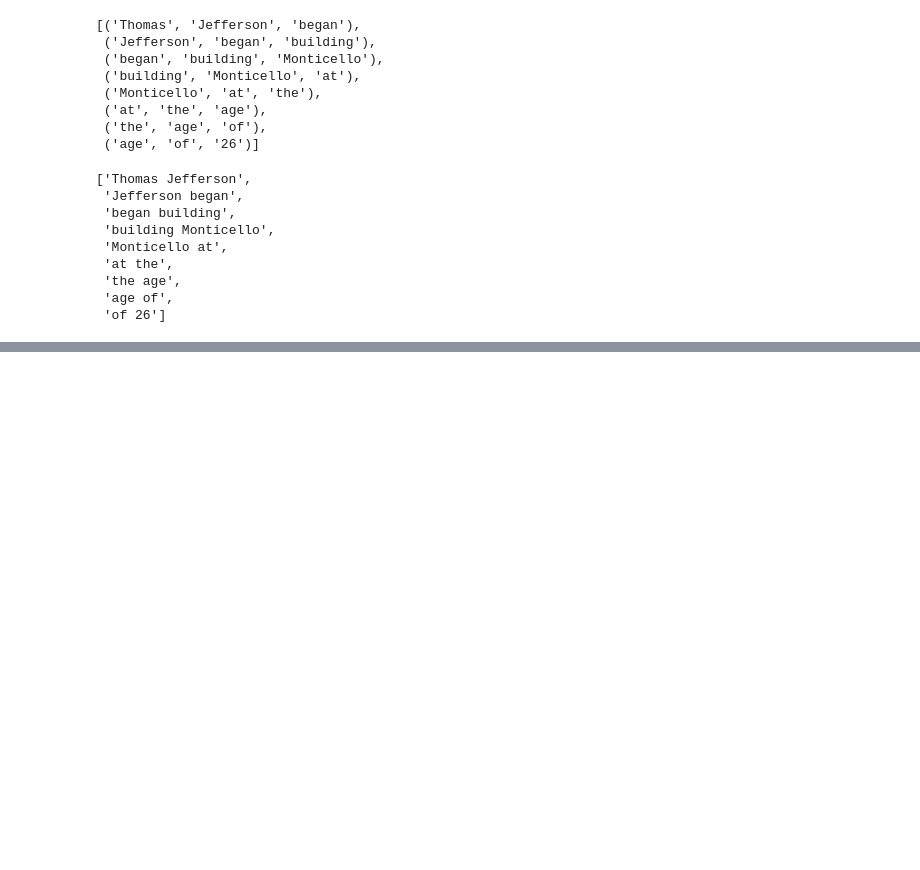
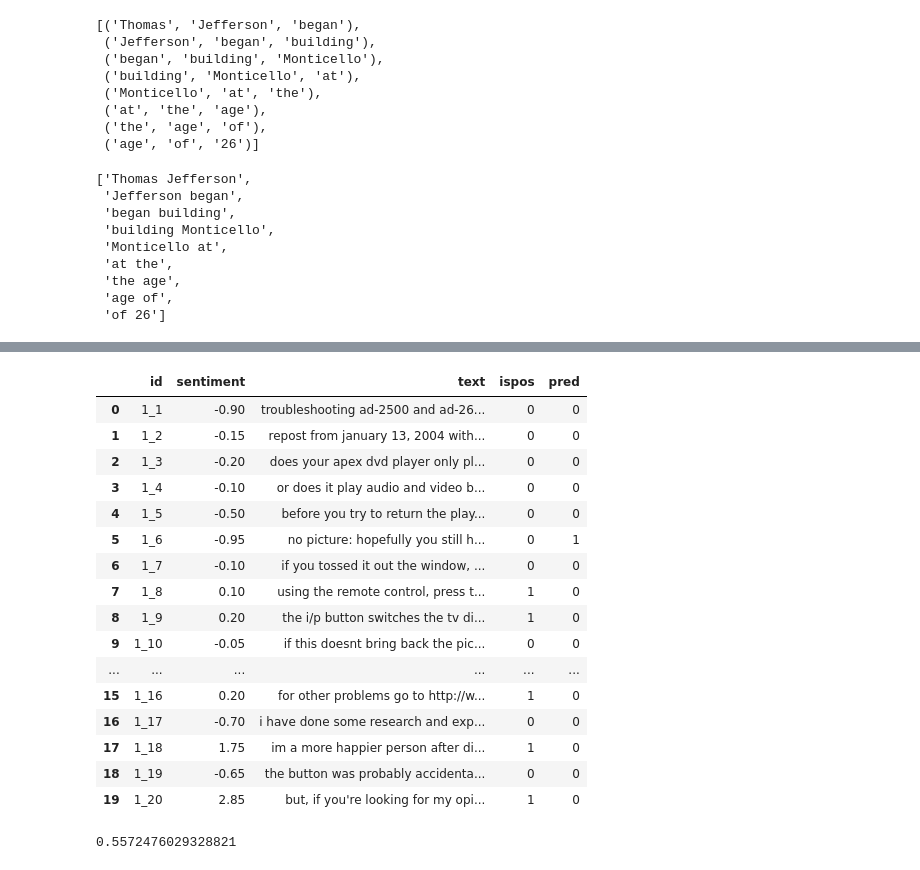
Before and after one commit to kimjaejeong/nlpia-study, a Jupyter notebook: 조욱래/NLP in action-chapter2.ipynb, the cells around one changed output, grey strips where cells are left out. Cells and saved outputs as stored; diff of their text form; code cells hidden in the pictures; blank space fills up the shorter version.

```diff
--- a/조욱래/NLP in action-chapter2.ipynb
+++ b/조욱래/NLP in action-chapter2.ipynb
@@ -447,0 +918,10 @@ two_grams = list(ngrams(tokens,2))
+# %%
+bags_of_words = []
+for text in products.text:
+    bags_of_words.append(Counter(casual_tokenize(text)))
+df_product_bows = pd.DataFrame.from_records(bags_of_words)
+df_product_bows = df_product_bows.fillna(0).astype(int)
+df_all_bows = df_bows.append(df_product_bows)
+# 영화평에 상품평 토큰 필드를 모두 합친다.
+
+df_all_bows.columns.values
@@ -447,0 +941,4 @@ two_grams = list(ngrams(tokens,2))
+# %%
+df_product_bows = df_all_bows.iloc[len(movies):][df_bows.columns]
+df_product_bows.shape
+# 영화평의 단어와 중복되는 상품평의 단어수 : 20756
@@ -447,0 +947,3 @@ two_grams = list(ngrams(tokens,2))
+# %%
+df_product_bows = df_product_bows.fillna(0).astype(int)
+df_bows.shape
@@ -447,0 +952,5 @@ two_grams = list(ngrams(tokens,2))
+# %%
+
+products['ispos'] = (products.sentiment > 0).astype(int) # 정답 ( 목표값 )
+products['pred'] = nb.predict(df_product_bows.values).astype(int) # 나이브베이즈 예측값
+df_product_bows.values
@@ -447,0 +965,25 @@ two_grams = list(ngrams(tokens,2))
+# %%
+products.head(20)
+# %% [output]
+|  | id | sentiment | text | ispos | pred |
+| 0 | 1_1 | -0.90 | troubleshooting ad-2500 and ad-26... | 0 | 0 |
+| 1 | 1_2 | -0.15 | repost from january 13, 2004 with... | 0 | 0 |
+| 2 | 1_3 | -0.20 | does your apex dvd player only pl... | 0 | 0 |
+| 3 | 1_4 | -0.10 | or does it play audio and video b... | 0 | 0 |
+| 4 | 1_5 | -0.50 | before you try to return the play... | 0 | 0 |
+| 5 | 1_6 | -0.95 | no picture: hopefully you still h... | 0 | 1 |
+| 6 | 1_7 | -0.10 | if you tossed it out the window, ... | 0 | 0 |
+| 7 | 1_8 | 0.10 | using the remote control, press t... | 1 | 0 |
+| 8 | 1_9 | 0.20 | the i/p button switches the tv di... | 1 | 0 |
+| 9 | 1_10 | -0.05 | if this doesnt bring back the pic... | 0 | 0 |
+| ... | ... | ... | ... | ... | ... |
+| 15 | 1_16 | 0.20 | for other problems go to http://w... | 1 | 0 |
+| 16 | 1_17 | -0.70 | i have done some research and exp... | 0 | 0 |
+| 17 | 1_18 | 1.75 | im a more happier person after di... | 1 | 0 |
+| 18 | 1_19 | -0.65 | the button was probably accidenta... | 0 | 0 |
+| 19 | 1_20 | 2.85 | but, if you're looking for my opi... | 1 | 0 |
+# %%
+(products.pred == products.ispos).sum() / len(products)
+#  영화평에 대한 나이브베이즈 예측 확률은 0.9344648750589345 이였다.
+# %% [output]
+0.5572476029328821
```
Also changed, not shown: parts of 61 cells of this notebook.
